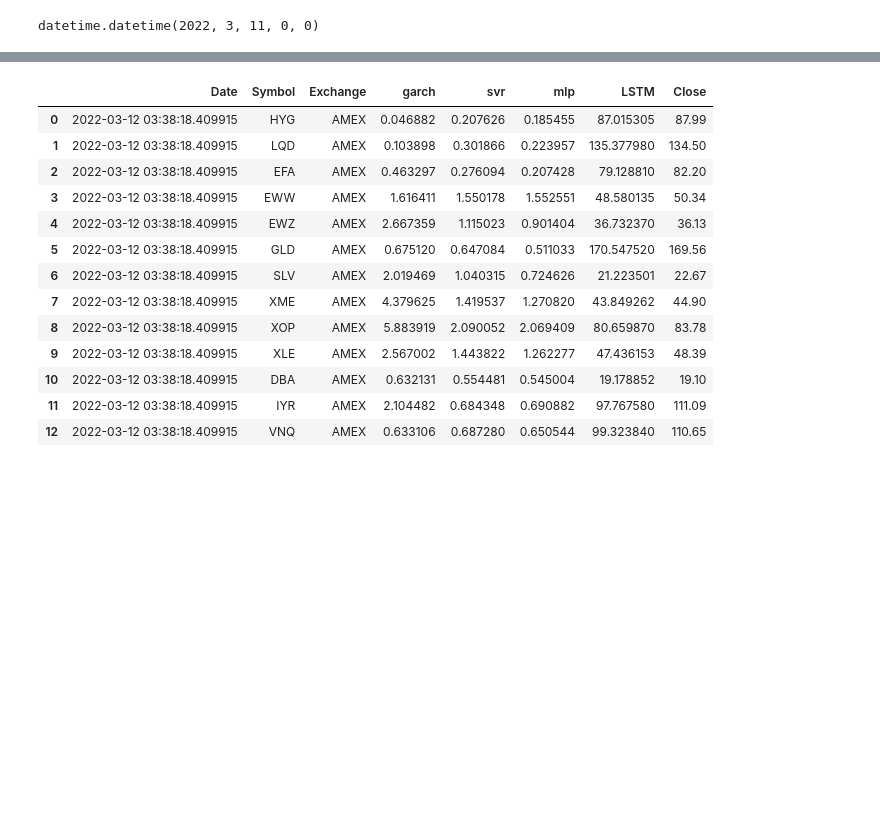
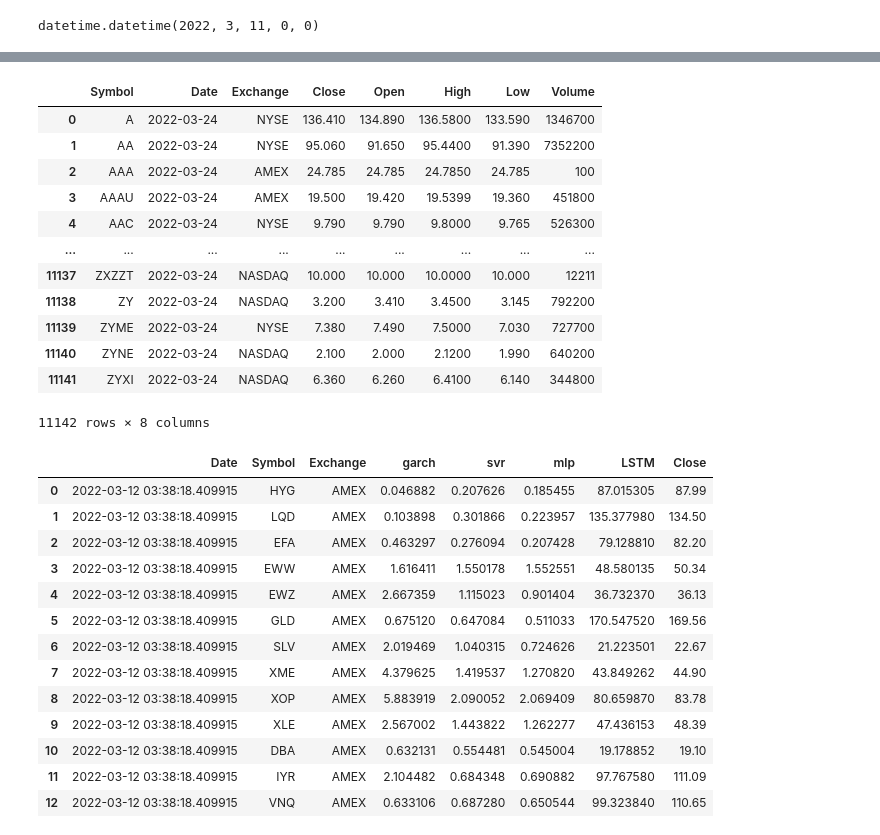
Before and after one commit to Neural-Matrix-LLC/Stock-and-ETF-Prediction, a Jupyter notebook: predictPercent/predict.ipynb, the cells around one changed output, grey strips where cells are left out. Drawn from its saved outputs; the diff is of its cells as text; code cells hidden in the pictures; blank space fills up the shorter version.

```diff
--- a/predictPercent/predict.ipynb
+++ b/predictPercent/predict.ipynb
@@ -114,4 +110,7 @@ def get_price_movement(change):
         return -1
     else:
         return 0
+# %%
+dailyoutput_df = dailyoutput.copy()
+prev_date_df = histdailyprice3.copy()
 # %%
@@ -119,3 +132,19 @@ get_price_movement(dailyoutput_df.loc[:, 'LSTM'], prev_date_df.loc[:, 'Close'])
+# %%
+prev_date_df
+# %% [output]
+|  | Symbol | Date | Exchange | Close | Open | High | Low | Volume |
+| 0 | A | 2022-03-24 | NYSE | 136.410 | 134.890 | 136.5800 | 133.590 | 1346700 |
+| 1 | AA | 2022-03-24 | NYSE | 95.060 | 91.650 | 95.4400 | 91.390 | 7352200 |
+| 2 | AAA | 2022-03-24 | AMEX | 24.785 | 24.785 | 24.7850 | 24.785 | 100 |
+| 3 | AAAU | 2022-03-24 | AMEX | 19.500 | 19.420 | 19.5399 | 19.360 | 451800 |
+| 4 | AAC | 2022-03-24 | NYSE | 9.790 | 9.790 | 9.8000 | 9.765 | 526300 |
+| ... | ... | ... | ... | ... | ... | ... | ... | ... |
+| 11137 | ZXZZT | 2022-03-24 | NASDAQ | 10.000 | 10.000 | 10.0000 | 10.000 | 12211 |
+| 11138 | ZY | 2022-03-24 | NASDAQ | 3.200 | 3.410 | 3.4500 | 3.145 | 792200 |
+| 11139 | ZYME | 2022-03-24 | NYSE | 7.380 | 7.490 | 7.5000 | 7.030 | 727700 |
+| 11140 | ZYNE | 2022-03-24 | NASDAQ | 2.100 | 2.000 | 2.1200 | 1.990 | 640200 |
+| 11141 | ZYXI | 2022-03-24 | NASDAQ | 6.360 | 6.260 | 6.4100 | 6.140 | 344800 |
+11142 rows × 8 columns
 # %%
 predict_df = dailyoutput.merge(prev_day, on='Symbol')
 # %%
```
Also changed, not shown: parts of 4 cells of this notebook, 1 other file.
